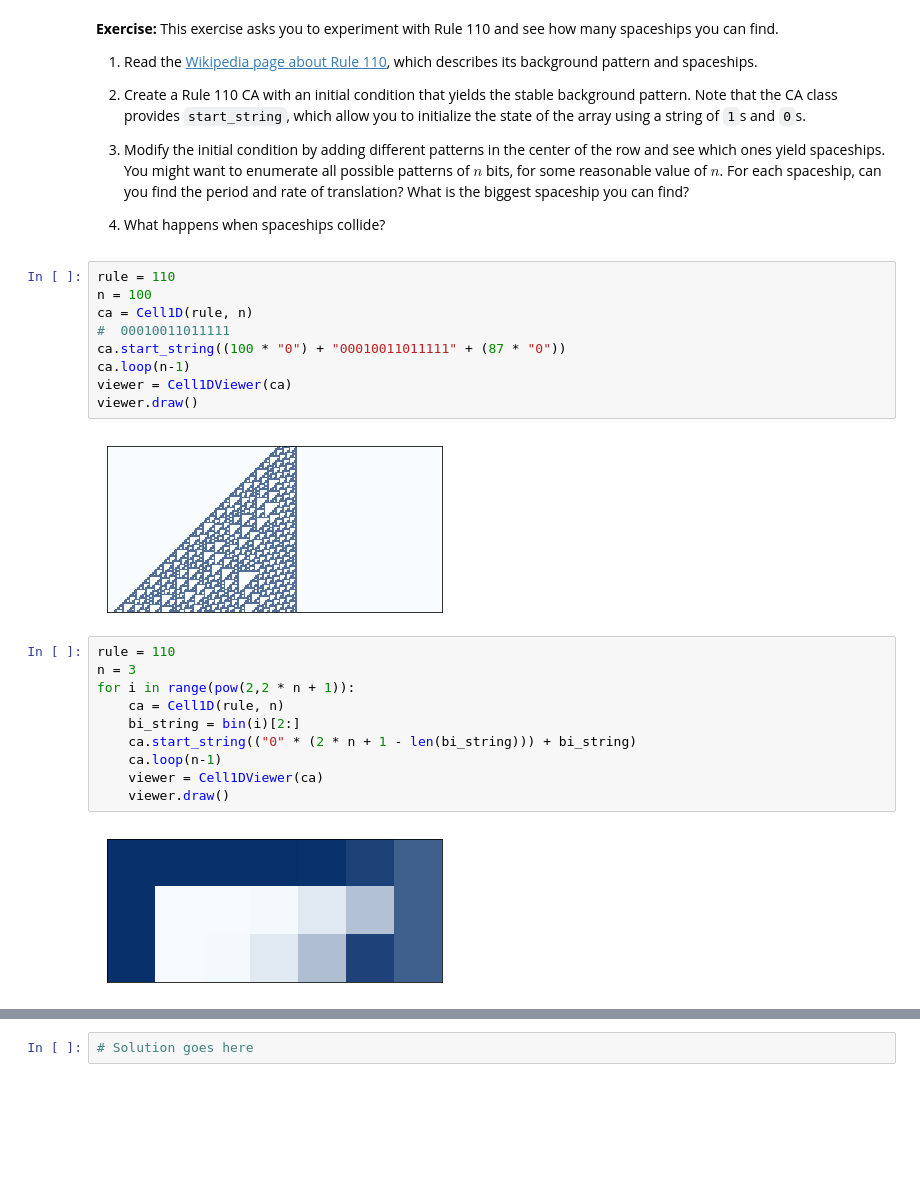
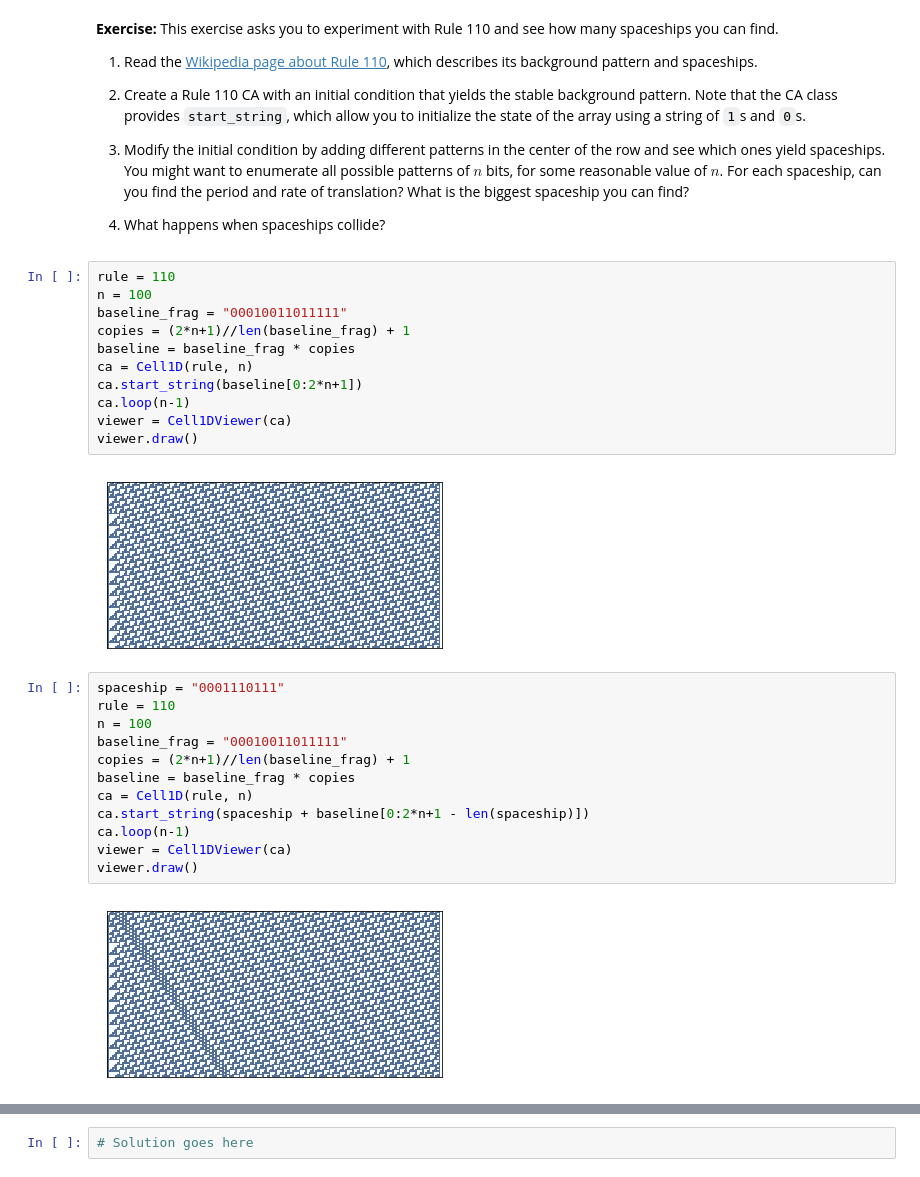
Before and after one commit to nrivkin/ThinkComplexity2, a Jupyter notebook: code/chap05mine.ipynb, the cells around one changed output, grey strips where cells are left out. Cells and saved outputs as stored; diff of their text form; blank space fills up the shorter version.

```diff
--- a/code/chap05mine.ipynb
+++ b/code/chap05mine.ipynb
@@ -357,24 +357,28 @@ the array using a string of `1`s and `0`s.
 # %%
 rule = 110
 n = 100
+baseline_frag = "00010011011111"
+copies = (2*n+1)//len(baseline_frag) + 1
+baseline = baseline_frag * copies
 ca = Cell1D(rule, n)
-#  00010011011111
-ca.start_string((100 * "0") + "00010011011111" + (87 * "0"))
+ca.start_string(baseline[0:2*n+1])
 ca.loop(n-1)
 viewer = Cell1DViewer(ca)
 viewer.draw()
 # %% [output]
-[figure, old version]
+[figure, new version]
 # %%
+spaceship = "0001110111"
 rule = 110
-n = 3
-for i in range(pow(2,2 * n + 1)):
-    ca = Cell1D(rule, n)
-    bi_string = bin(i)[2:]
-    ca.start_string(("0" * (2 * n + 1 - len(bi_string))) + bi_string)
-    ca.loop(n-1)
-    viewer = Cell1DViewer(ca)
-    viewer.draw()
+n = 100
+baseline_frag = "00010011011111"
+copies = (2*n+1)//len(baseline_frag) + 1
+baseline = baseline_frag * copies
+ca = Cell1D(rule, n)
+ca.start_string(spaceship + baseline[0:2*n+1 - len(spaceship)])
+ca.loop(n-1)
+viewer = Cell1DViewer(ca)
+viewer.draw()
 # %% [output]
-[figure, old version]
+[figure, new version]
 # %%
```
Also changed, not shown: parts of 9 cells of this notebook.
